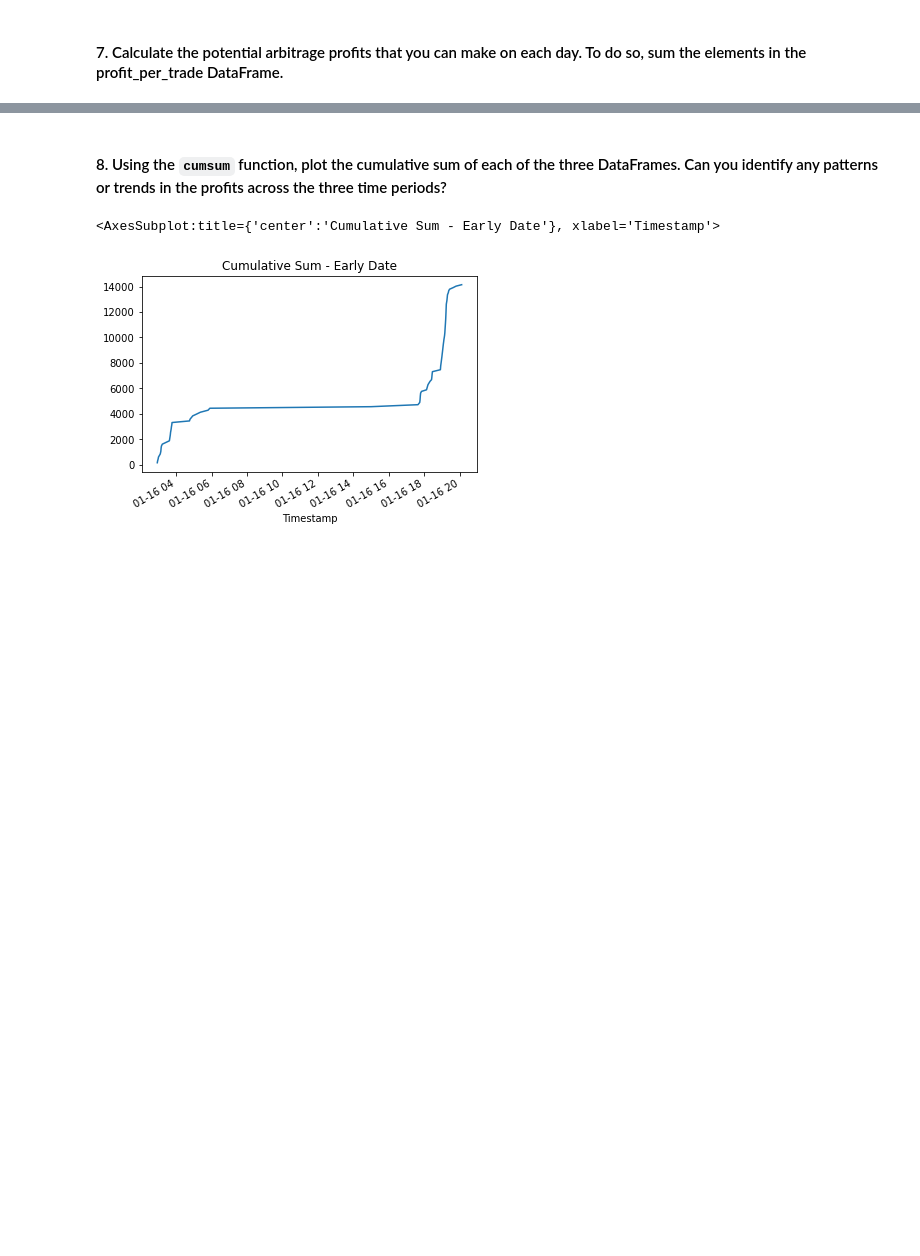
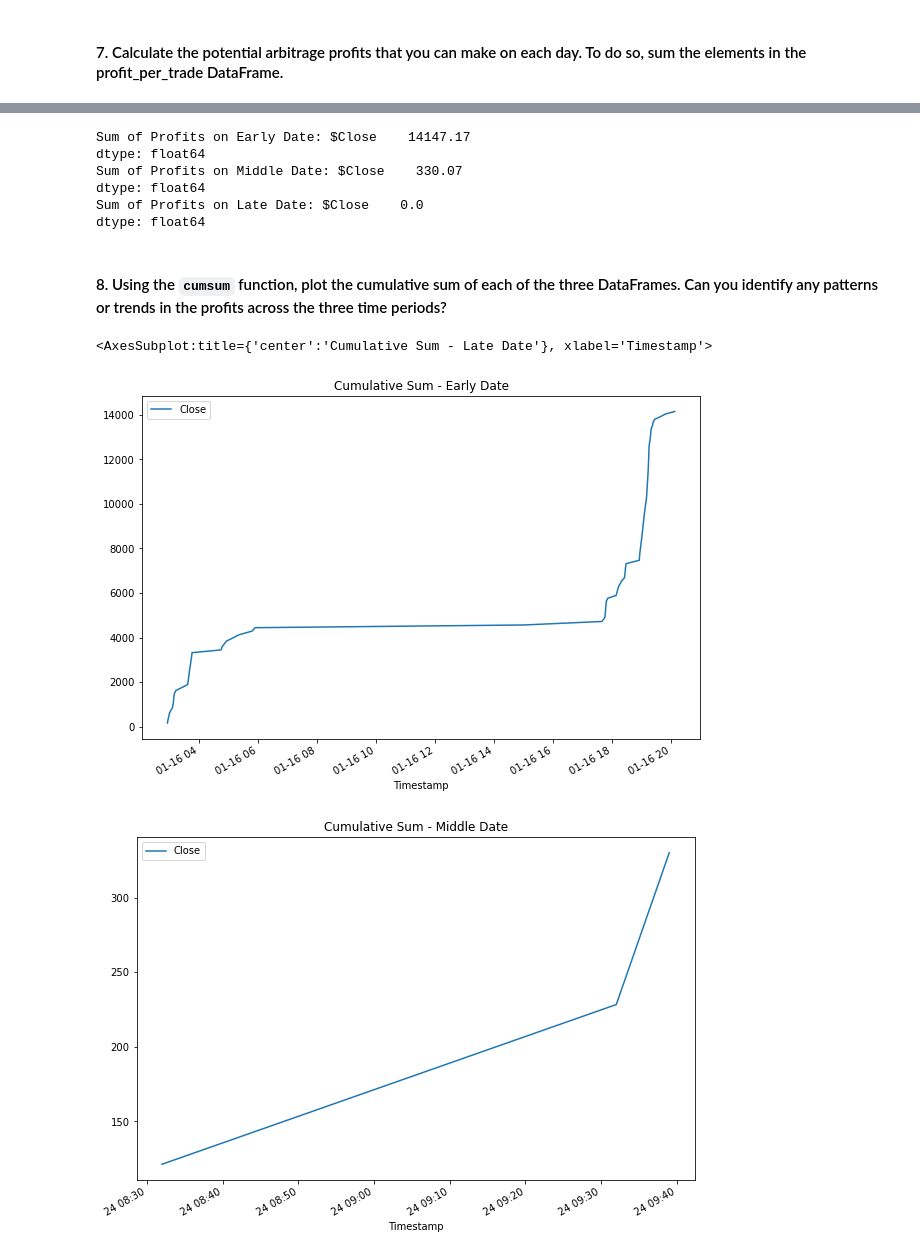
Before and after one commit to briggslalor/Challenge_3, a Jupyter notebook: crypto_arbitrage.ipynb, the cells around one changed output, grey strips where cells are left out. Cells and saved outputs as stored; diff of their text form; code cells hidden in the pictures; blank space fills up the shorter version.

```diff
--- a/crypto_arbitrage.ipynb
+++ b/crypto_arbitrage.ipynb
@@ -472,8 +528,15 @@ Name: Close, dtype: float64
 # %%
 # For the date early in the dataset, determine the number of times your trades with positive returns
 # exceed the 1% minimum threshold (.01) that you need to cover your costs
-profitable_trades_early = # YOUR CODE HERE
+profitable_trades_early = spread_return_early[spread_return_early > .01].dropna()
+profitable_trades_middle = spread_return_middlle[spread_return_middlle > .01].dropna()
+profitable_trades_late = spread_return_late[spread_return_late > .01].dropna()
 
 # Review the first five profitable trades
-# YOUR CODE HERE
+display(print('Profitable Trades: Early Date'))
+display(profitable_trades_early.head())
+display(print('Profitable Trades: Middle Date'))
+display(profitable_trades_middle.head())
+display(print('Profitable Trades: Late Date'))
+display(profitable_trades_late.head())
 # %% [output]
@@ -505,11 +610,24 @@ Name: Close, dtype: float64
 # %%
 # For the date early in the dataset, calculate the potential profit per trade in dollars
 # Multiply the profitable trades by the cost of the Bitcoin that was purchased
-profit_early = # YOUR CODE HERE
+profit_early = profitable_trades_early * bitstamp_sliced.loc['2018-01-16']
+
+profit_middle = profitable_trades_middle * bitstamp_sliced.loc['2018-02-24']
+
+profit_late = profitable_trades_late * bitstamp_sliced.loc['2018-03-26']
 
 # Drop any missing values from the profit DataFrame
-profit_per_trade_early = # YOUR CODE HERE
+profit_per_trade_early = profit_early.dropna()
+profit_per_trade_middle = profit_middle.dropna()
+profit_per_trade_late = profit_late.dropna()
 
 # View the early profit DataFrame
-# YOUR CODE HERE
+display(print('Profit Per Trade: Early Date'))
+display(profit_per_trade_early.head())
+
+display(print('Profit Per Trade: Middle Date'))
+display(profit_per_trade_middle.head())
+
+display(print('Profit Per Trade: Late Date'))
+display(profit_per_trade_late.head())
 # %% [output]
@@ -557,11 +714,35 @@ Name: Close, dtype: float64
+# %%
+# Calculate the sum of the potential profits for the early profit per trade DataFrame
+sum_early_profits = profit_per_trade_early.sum()
+print(f'Sum of Profits on Early Date: ${sum_early_profits}')
+sum_middle_profits = profit_per_trade_middle.sum()
+print(f'Sum of Profits on Middle Date: ${sum_middle_profits}')
+sum_late_profits = profit_per_trade_late.sum()
+print(f'Sum of Profits on Late Date: ${sum_late_profits}')
+# %% [output]
+Sum of Profits on Early Date: $Close    14147.17
+dtype: float64
+Sum of Profits on Middle Date: $Close    330.07
+dtype: float64
+Sum of Profits on Late Date: $Close    0.0
+dtype: float64
 # %% [markdown]
 #### 8. Using the `cumsum` function, plot the cumulative sum of each of the three DataFrames. Can you identify any patterns or trends in the profits across the three time periods?
 # %%
 # Use the cumsum function to calculate the cumulative profits over time for the early profit per trade DataFrame
-cumulative_profit_early = # YOUR CODE HERE
+cumulative_profit_early = profit_per_trade_early.cumsum()
+
+cumulative_profit_middle = profit_per_trade_middle.cumsum()
+
+cumulative_profit_late = profit_per_trade_late.cumsum()
 # %%
 # Plot the cumulative sum of profits for the early profit per trade DataFrame
-# YOUR CODE HERE
+cumulative_profit_early.plot(figsize = (10,7), title = 'Cumulative Sum - Early Date')
+
+cumulative_profit_middle.plot(figsize = (10,7), title = 'Cumulative Sum - Middle Date')
+
+cumulative_profit_late.plot(figsize = (10,7), title = 'Cumulative Sum - Late Date')
 # %% [output]
-<AxesSubplot:title={'center':'Cumulative Sum - Early Date'}, xlabel='Timestamp'>
+<AxesSubplot:title={'center':'Cumulative Sum - Late Date'}, xlabel='Timestamp'>
-[figure, old version]
+[figure, new version]
+[figure, added]
```
Also changed, not shown: parts of 17 cells of this notebook.
